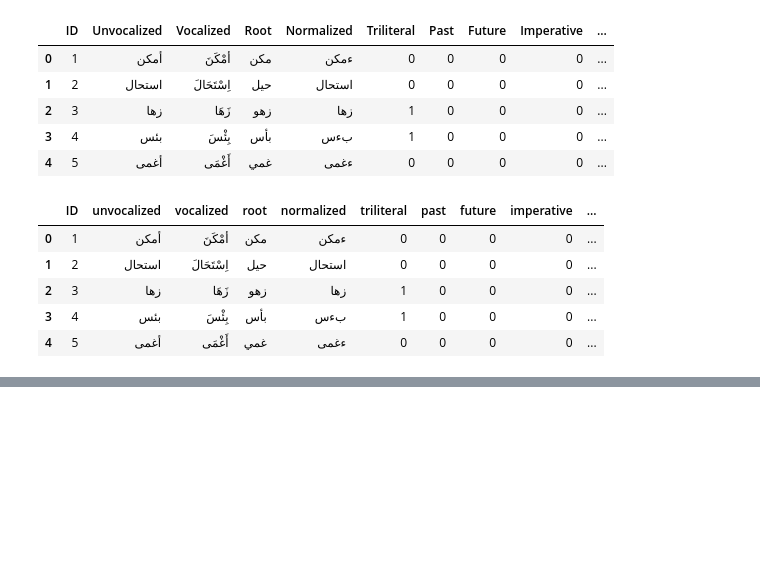
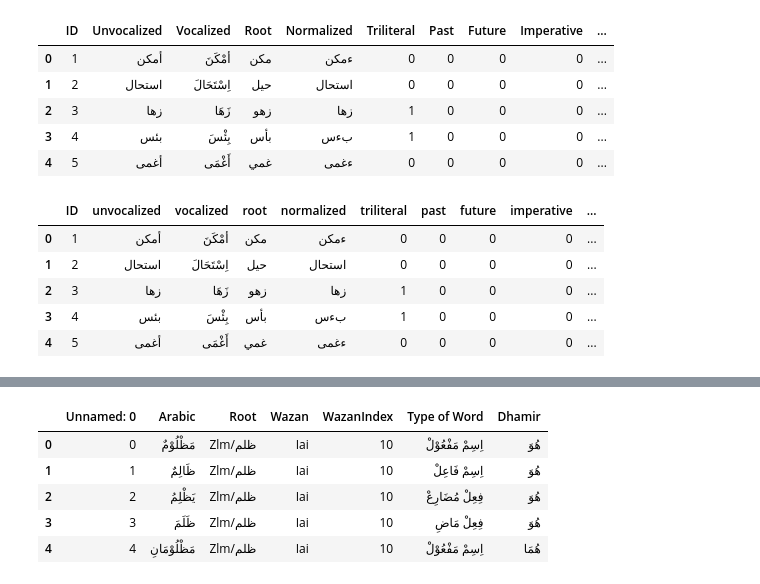
Before and after one commit to naufalFaqih/Capstone-Project-ArabicMorph, a Jupyter notebook: ArabicMorph.ipynb, the cells around one changed output, grey strips where cells are left out. Saved outputs shown, nothing was run; the diff lists cells and outputs as text; code cells hidden in the pictures; blank space fills up the shorter version.

```diff
--- a/ArabicMorph.ipynb
+++ b/ArabicMorph.ipynb
@@ -162,0 +106,13 @@ df.head()
+# %%
+columns_to_drop = ['Buckwalter', 'Vector', 'Pattern', 'MSD']
+df = df.drop(columns=columns_to_drop)
+
+# Display the updated DataFrame
+df.head()
+# %% [output]
+|  | Unnamed: 0 | Arabic | Root | Wazan | WazanIndex | Type of Word | Dhamir |
+| 0 | 0 | مَظْلُوْمٌ | Zlm/ظلم | Iai | 10 | اِسِمْ مَفْعُوْلْ | هُوَ |
+| 1 | 1 | ظَالِمٌ | Zlm/ظلم | Iai | 10 | اِسِمْ فَاعِلْ | هُوَ |
+| 2 | 2 | يَظْلِمُ | Zlm/ظلم | Iai | 10 | فِعِلْ مُضَارِعْ | هُوَ |
+| 3 | 3 | ظَلَمَ | Zlm/ظلم | Iai | 10 | فِعِلْ مَاضِ | هُوَ |
+| 4 | 4 | مَظْلُوْمَانِ | Zlm/ظلم | Iai | 10 | اِسِمْ مَفْعُوْلْ | هُمَا |
```
Also changed, not shown: parts of 10 cells of this notebook, 1 other file.
